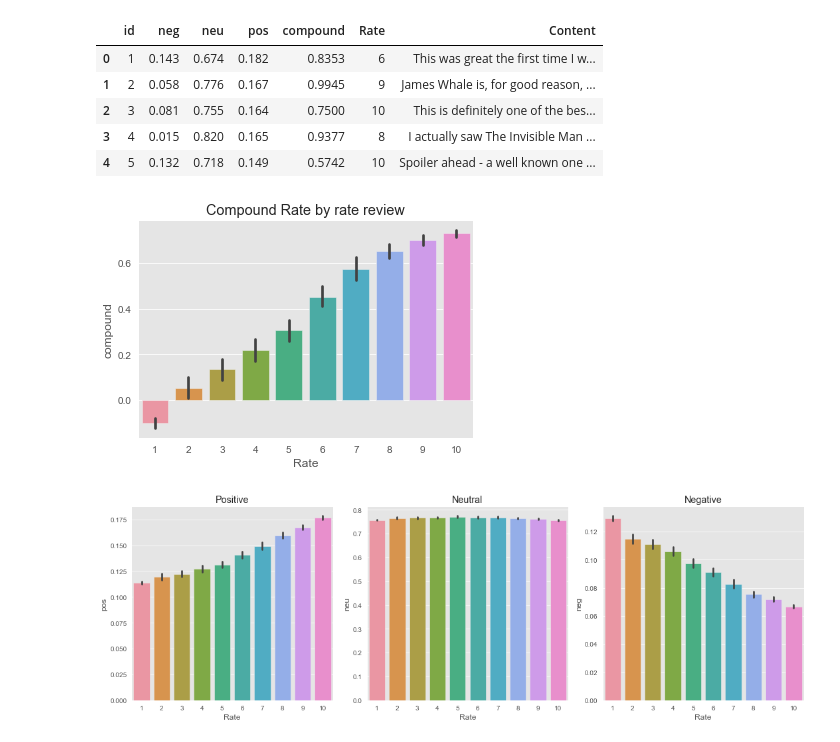
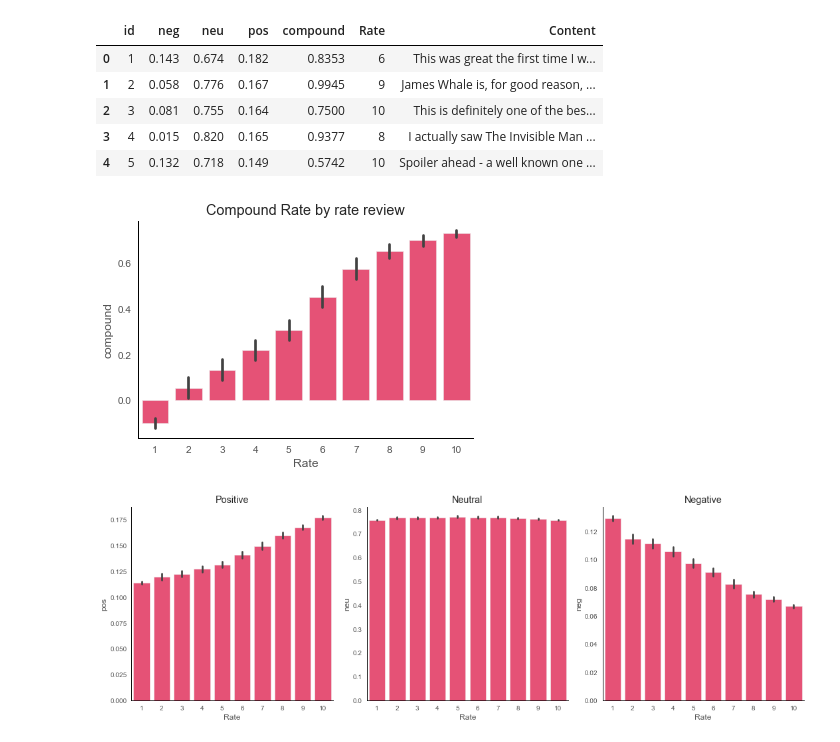
Before and after one commit to WerghiMedArbi/IMDB_Web_Scraping_and_Sentiment_Analysis, a Jupyter notebook: Sentiment Analysis IMDB reviews.ipynb, the cells around one changed output. Cells and saved outputs as stored; diff of their text form; code cells hidden in the pictures.

```diff
--- a/Sentiment Analysis IMDB reviews.ipynb
+++ b/Sentiment Analysis IMDB reviews.ipynb
@@ -399,20 +467,39 @@ vaders.head()
 | 4 | 5 | 0.132 | 0.718 | 0.149 | 0.5742 | 10 | Spoiler ahead - a well known one ... |
 # %%
 # Plot VADER results
-ax = sns.barplot(data=vaders, x="Rate", y="compound")
+ax = sns.barplot(data=vaders, x="Rate", y="compound",color = '#fd3a69')
 ax.set_title("Compound Rate by rate review")
+ax.spines['bottom'].set_color('Black')
+ax.spines['left'].set_color('black')
+ax.set_facecolor('white')
+
 plt.show()
 # %% [output]
-[figure, old version]
+[figure, new version]
 # %%
+import matplotlib.pyplot as plt
 fig, axs = plt.subplots(1, 3, figsize=(15, 5))
-sns.barplot(data=vaders, x="Rate", y="pos", ax=axs[0])
-sns.barplot(data=vaders, x="Rate", y="neu", ax=axs[1])
-sns.barplot(data=vaders, x="Rate", y="neg", ax=axs[2])
+sns.barplot(data=vaders, x="Rate", y="pos", ax=axs[0],color = '#fd3a69')
+
+sns.barplot(data=vaders, x="Rate", y="neu", ax=axs[1],color =  '#fd3a69')
+
+sns.barplot(data=vaders, x="Rate", y="neg", ax=axs[2],color = '#fd3a69')
+
 axs[0].set_title('Positive')
+axs[0].set_facecolor('white')
 axs[1].set_title('Neutral')
+axs[1].set_facecolor('white')
 axs[2].set_title('Negative')
+axs[2].set_facecolor('white')
+axs[0].spines['bottom'].set_color('Black')
+axs[0].spines['left'].set_color('black')
+axs[1].spines['bottom'].set_color('Black')
+axs[1].spines['left'].set_color('black')
+axs[2].spines['bottom'].set_color('Black')
+axs[2].spines['left'].set_color('black')
+
 plt.tight_layout()
+
 plt.show()
 # %% [output]
-[figure, old version]
+[figure, new version]
```
Also changed, not shown: parts of 10 cells of this notebook.
